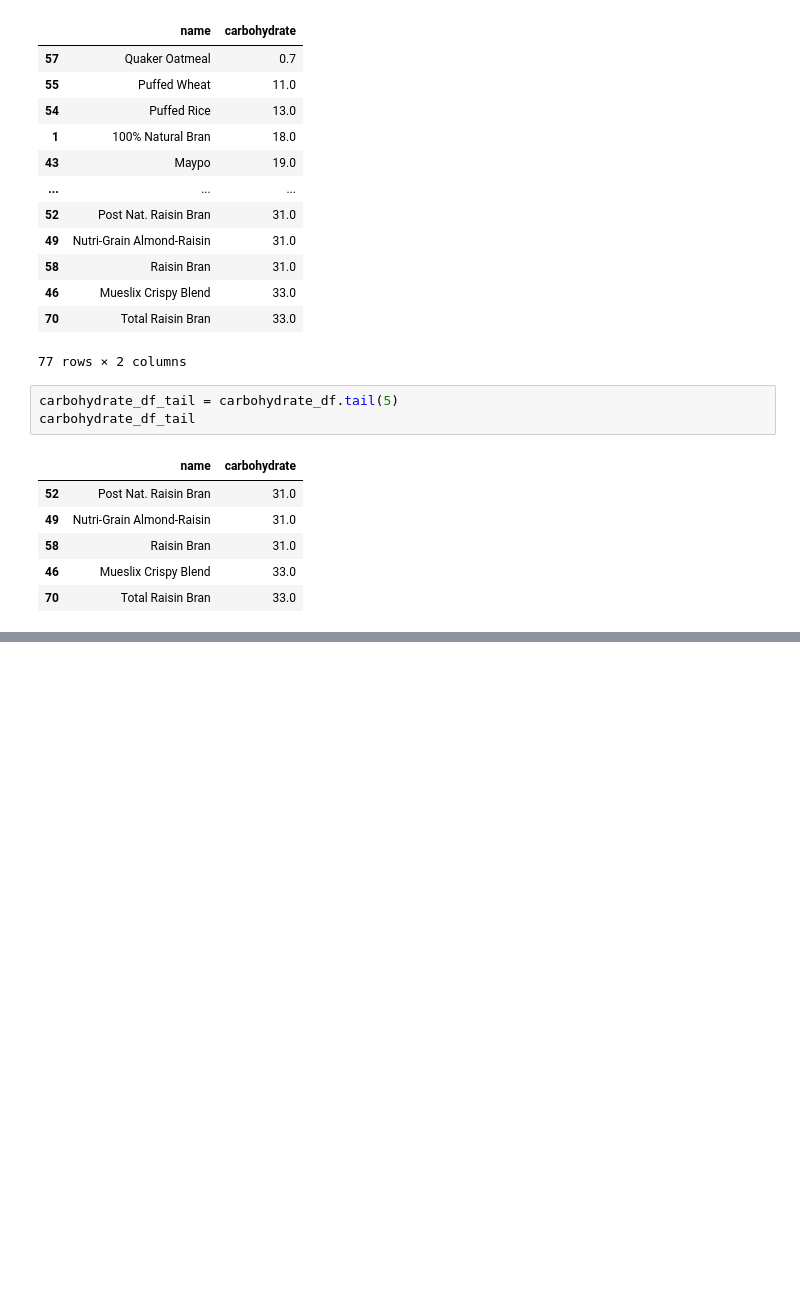
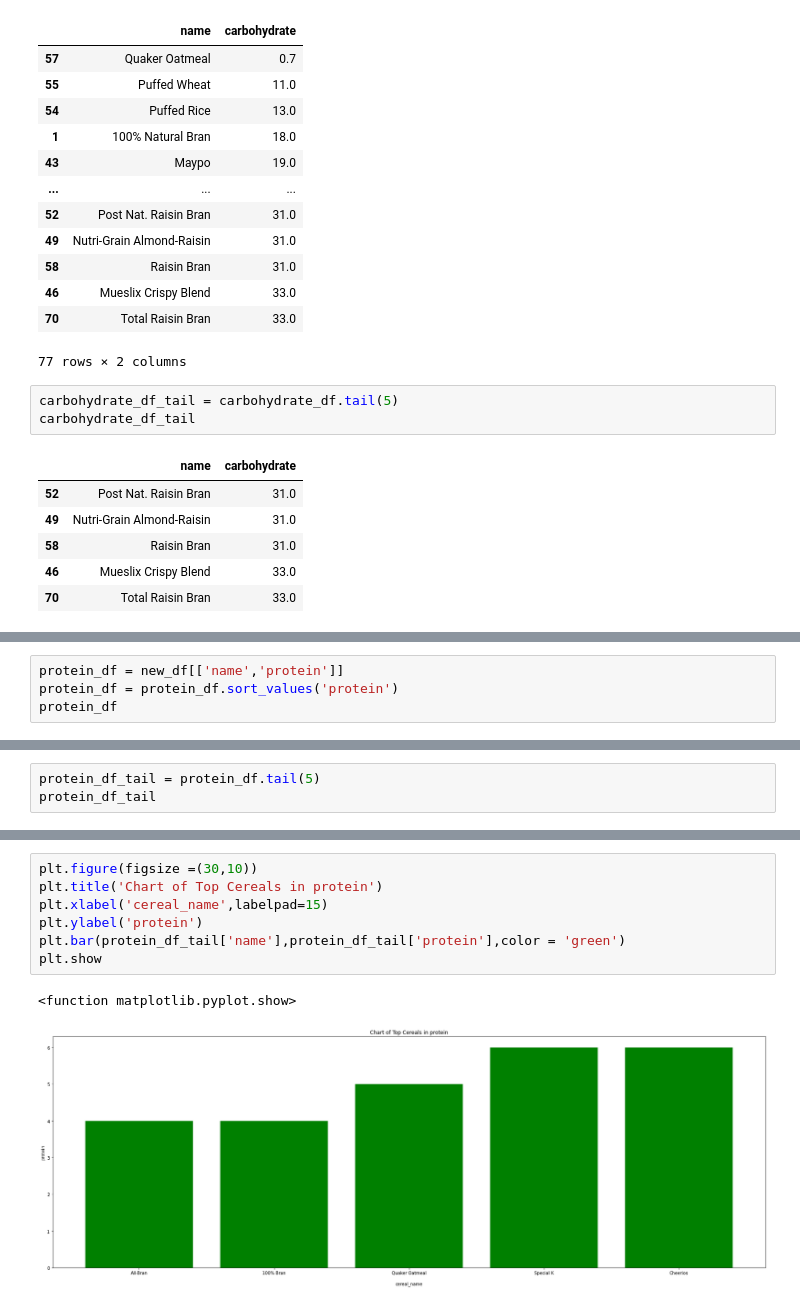
Before and after one commit to audubilly/data_science_project, a Jupyter notebook: DataScienceProject.ipynb, the cells around one changed output, grey strips where cells are left out. Cells and saved outputs as stored; diff of their text form; blank space fills up the shorter version.

```diff
--- a/DataScienceProject.ipynb
+++ b/DataScienceProject.ipynb
@@ -91,0 +78,4 @@ plt.show
+# %%
+protein_df = new_df[['name','protein']]
+protein_df = protein_df.sort_values('protein')
+protein_df
@@ -91,0 +96,3 @@ plt.show
+# %%
+protein_df_tail = protein_df.tail(5)
+protein_df_tail
@@ -91,0 +106,10 @@ plt.show
+# %%
+plt.figure(figsize =(30,10))
+plt.title('Chart of Top Cereals in protein')
+plt.xlabel('cereal_name',labelpad=15)
+plt.ylabel('protein')
+plt.bar(protein_df_tail['name'],protein_df_tail['protein'],color = 'green')
+plt.show
+# %% [output]
+<function matplotlib.pyplot.show>
+[figure, added]
```
Also changed, not shown: parts of 13 cells of this notebook.
